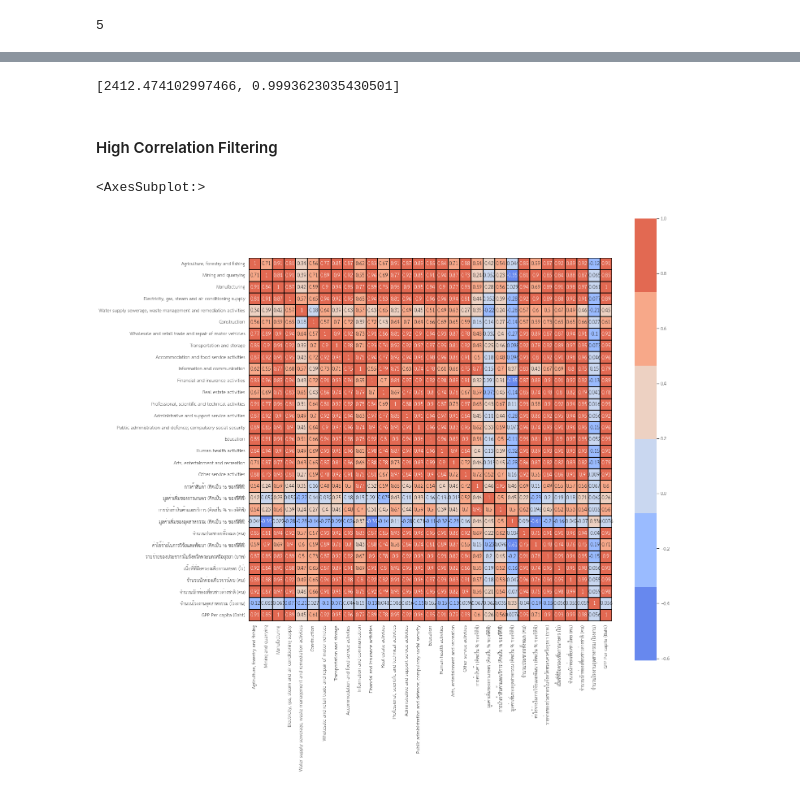
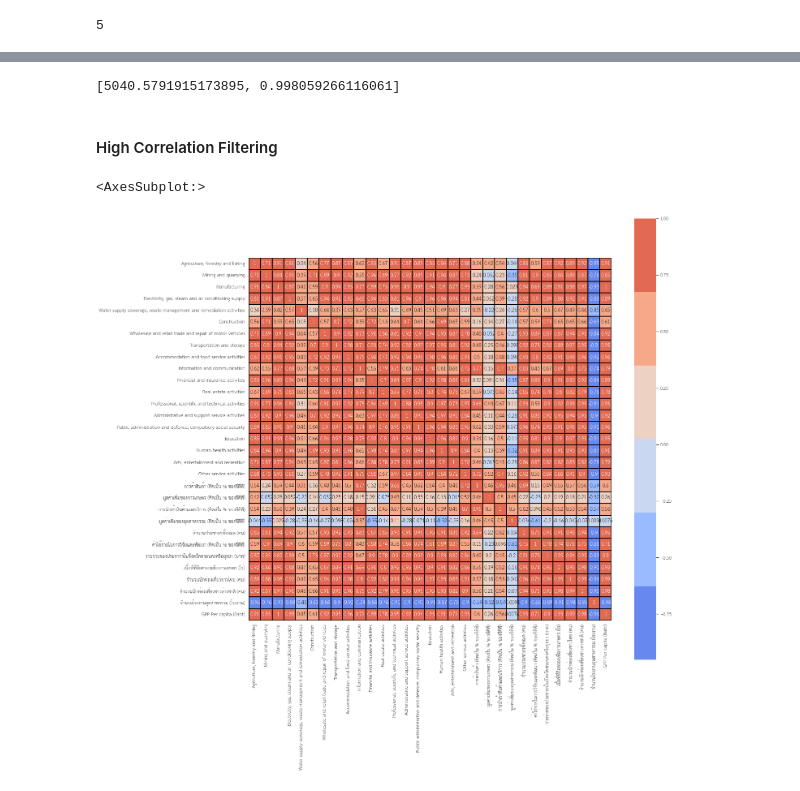
Before and after one commit to pant411/final_stat_pant, a Jupyter notebook: part1_feature_ayth.ipynb, the cells around one changed output, grey strips where cells are left out. Cells and saved outputs as stored; diff of their text form; code cells hidden in the pictures.

```diff
--- a/part1_feature_ayth.ipynb
+++ b/part1_feature_ayth.ipynb
@@ -179,26 +147,25 @@ df2.head()
 | 1999 | 92332 | 62298569 | 1.146844e+06 | 357842 | 21707 |
 # %%
 X = df2[updated_vars]
-y = df1['GPP Per capita (Baht)']
-X_train, X_test, y_train, y_test = train_test_split(X, y, test_size=0.3, random_state=99)
+y = df['GPP Per capita (Baht)']
+X_train, X_test, y_train, y_test = train_test_split(X, y, test_size=0.3, random_state=14)
 lm = LinearRegression()
 lm.fit(X_train, y_train)
 y_pred = lm.predict(X_test)
 [np.sqrt(metrics.mean_squared_error(y_test,y_pred)),metrics.r2_score(y_test,y_pred)]
 # %% [output]
-[2412.474102997466, 0.9993623035430501]
+[5040.5791915173895, 0.998059266116061]
 # %% [markdown]
 #### High Correlation Filtering
 # %%
 # Plot correlation of numerical data
-df3 = df.copy()
 plt.figure(figsize=(20,20))
-sns.heatmap(df3.corr(),
+sns.heatmap(df.corr(),
             square=True,
             linewidths=0.25,
             linecolor=(0,0,0),
             cmap=sns.color_palette("coolwarm"),
             annot=True)
 # %% [output]
 <AxesSubplot:>
-[figure, old version]
+[figure, new version]
```
Also changed, not shown: parts of 44 cells of this notebook, 4 other files.
